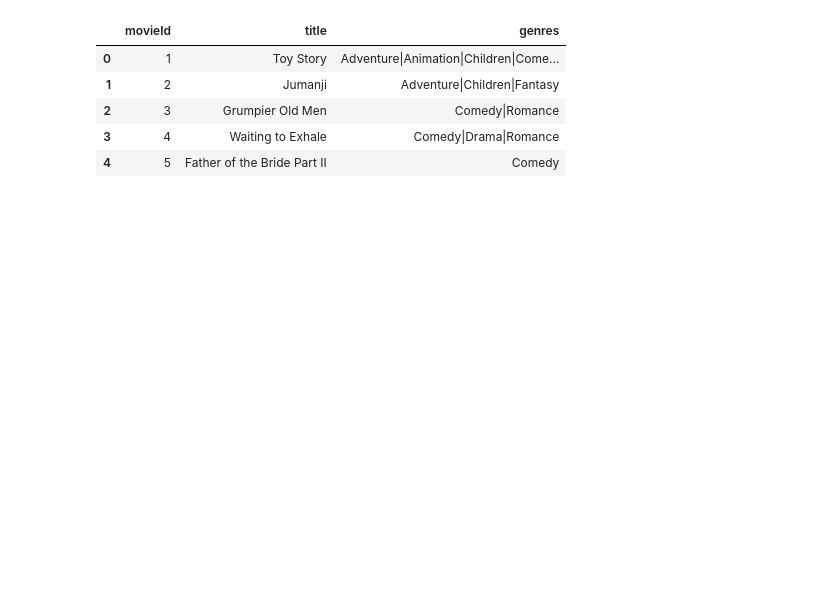
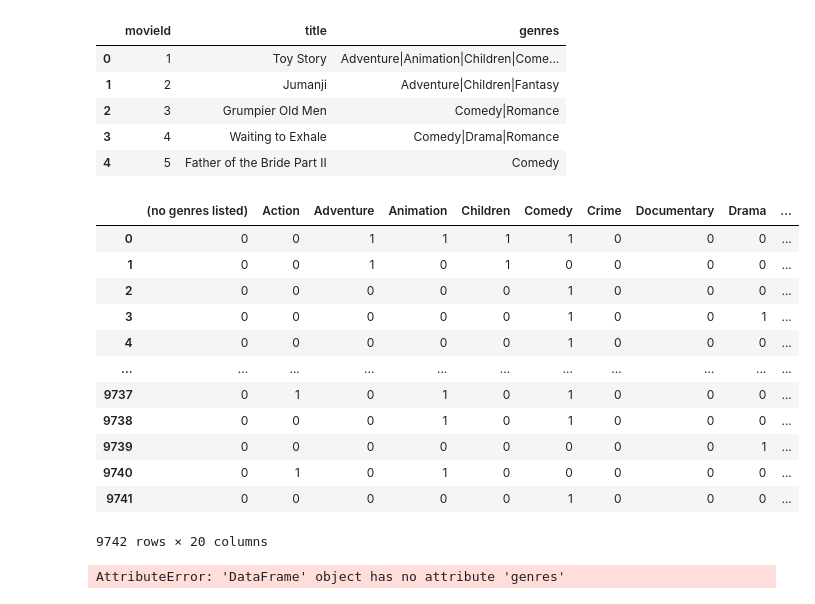
Before and after one commit to MackoyS/movielens-recommendation-system, a Jupyter notebook: Brendan_Notebook.ipynb, the cells around one changed output. Cells and saved outputs as stored; diff of their text form; code cells hidden in the pictures; blank space fills up the shorter version.

```diff
--- a/Brendan_Notebook.ipynb
+++ b/Brendan_Notebook.ipynb
@@ -70,3 +75,39 @@ movies.head()
 | 2 | 3 | Grumpier Old Men | Comedy|Romance |
 | 3 | 4 | Waiting to Exhale | Comedy|Drama|Romance |
 | 4 | 5 | Father of the Bride Part II | Comedy |
+# %%
+genre = movies['genres'].str.get_dummies('|')
+genre
+# %% [output]
+|  | (no genres listed) | Action | Adventure | Animation | Children | Comedy | Crime | Documentary | Drama | ... |
+| 0 | 0 | 0 | 1 | 1 | 1 | 1 | 0 | 0 | 0 | ... |
+| 1 | 0 | 0 | 1 | 0 | 1 | 0 | 0 | 0 | 0 | ... |
+| 2 | 0 | 0 | 0 | 0 | 0 | 1 | 0 | 0 | 0 | ... |
+| 3 | 0 | 0 | 0 | 0 | 0 | 1 | 0 | 0 | 1 | ... |
+| 4 | 0 | 0 | 0 | 0 | 0 | 1 | 0 | 0 | 0 | ... |
+| ... | ... | ... | ... | ... | ... | ... | ... | ... | ... | ... |
+| 9737 | 0 | 1 | 0 | 1 | 0 | 1 | 0 | 0 | 0 | ... |
+| 9738 | 0 | 0 | 0 | 1 | 0 | 1 | 0 | 0 | 0 | ... |
+| 9739 | 0 | 0 | 0 | 0 | 0 | 0 | 0 | 0 | 1 | ... |
+| 9740 | 0 | 1 | 0 | 1 | 0 | 0 | 0 | 0 | 0 | ... |
+| 9741 | 0 | 0 | 0 | 0 | 0 | 1 | 0 | 0 | 0 | ... |
+9742 rows × 20 columns
+# %%
+Action = genre[(genre.genres.str.contains('Action'))]
+Adventure = genre[(genre.genres.str.contains('Adventure'))]
+Animation = genre[(genre.genres.str.contains('Animation'))]
+Biography = genre[(genre.genres.str.contains('Biography'))]
+Comedy = genre[(genre.genres.str.contains('Comedy'))]
+Crime = genre[(genre.genres.str.contains('Crime'))]
+Drama = genre[(genre.genres.str.contains('Drama'))]
+Fantasy = genre[(genre.genres.str.contains('Fantasy'))]
+Horror = genre[(genre.genres.str.contains('Horror'))]
+Mystery = genre[(genre.genres.str.contains('Mystery'))]
+Music = genre[(genre.genres.str.contains('Music'))]
+Musical = genre[(genre.genres.str.contains('Musical'))]
+Romance = genre[(genre.genres.str.contains('Romance'))]
+SciFi = genre[(genre.genres.str.contains('Sci-Fi'))]
+Thriller = genre[(genre.genres.str.contains('Thriller'))]
+War = genre[(genre.genres.str.contains('War'))]
+# %% [output]
+AttributeError: 'DataFrame' object has no attribute 'genres'
```
Also changed, not shown: parts of 10 cells of this notebook, 1 other file.
